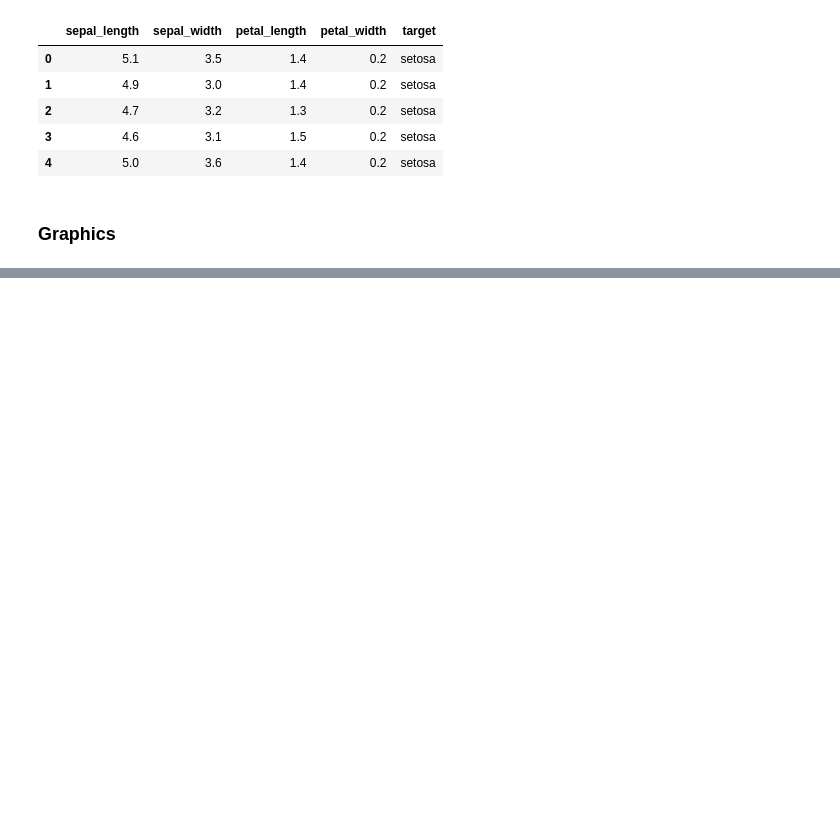
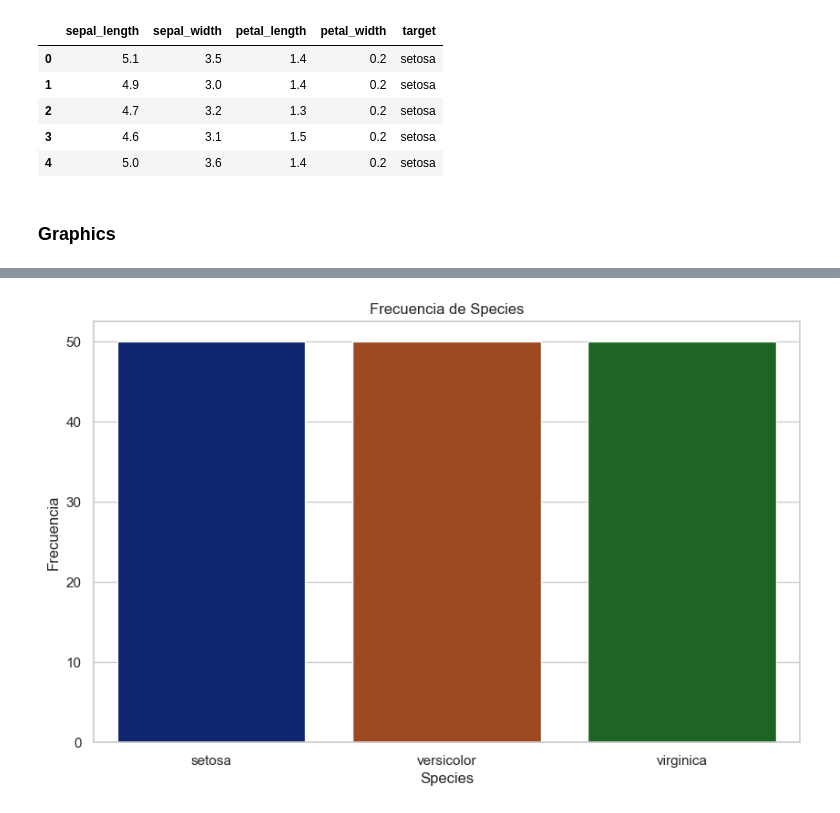
Before and after one commit to dparedes616/classification_iris, a Jupyter notebook: iris_clasificación.ipynb, the cells around one changed output, grey strips where cells are left out. Saved outputs shown, nothing was run; the diff lists cells and outputs as text; code cells hidden in the pictures; blank space fills up the shorter version.

```diff
--- a/iris_clasificación.ipynb
+++ b/iris_clasificación.ipynb
@@ -168,0 +173,10 @@ plt.show()
+# %%
+fig1=plt.figure(figsize=(10, 6))
+sns.set(style="whitegrid")
+sns.countplot(data=df_processed, x='target', palette='dark')
+plt.title('Frecuencia de Species')
+plt.xlabel('Species')
+plt.ylabel('Frecuencia')
+plt.show()
+# %% [output]
+[figure, added]
```
Also changed, not shown: parts of 20 cells of this notebook.
